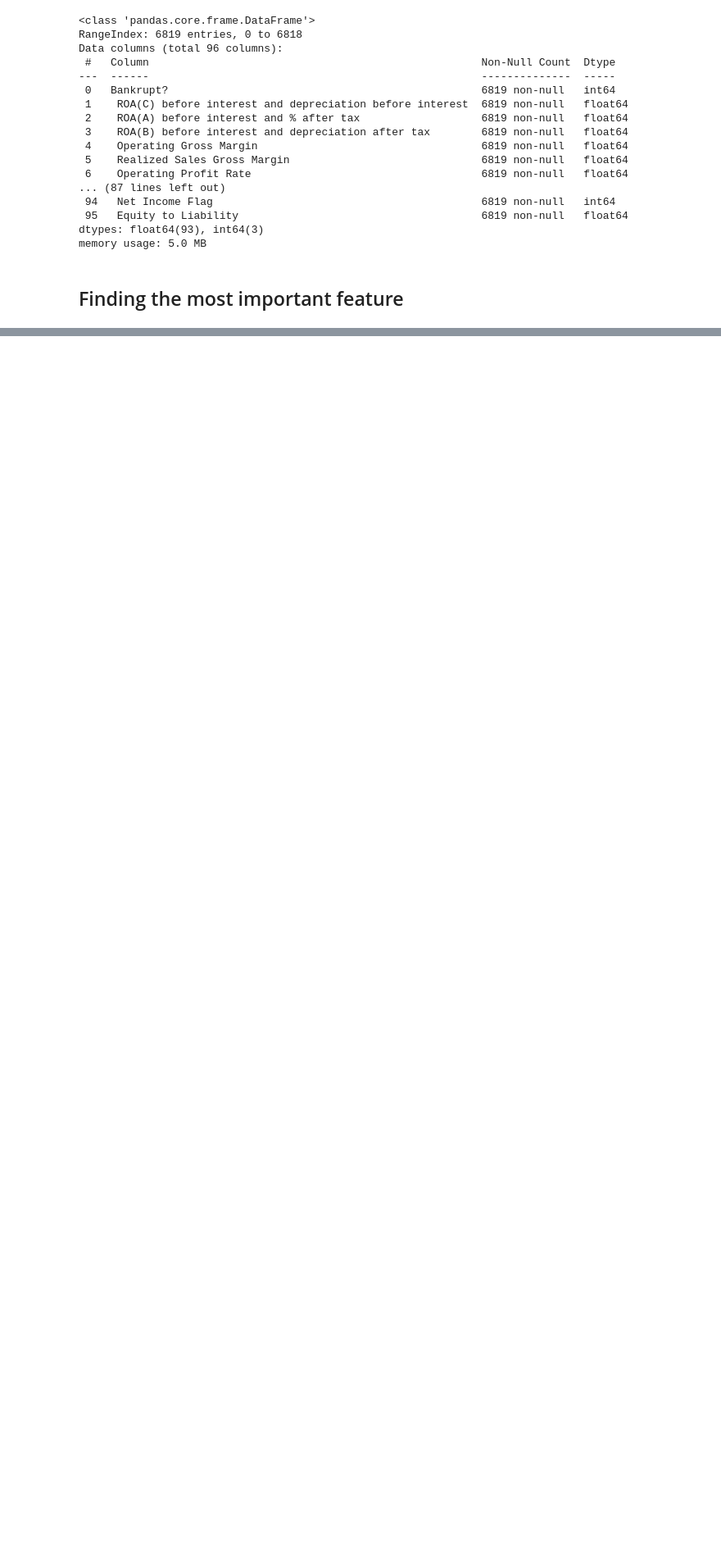
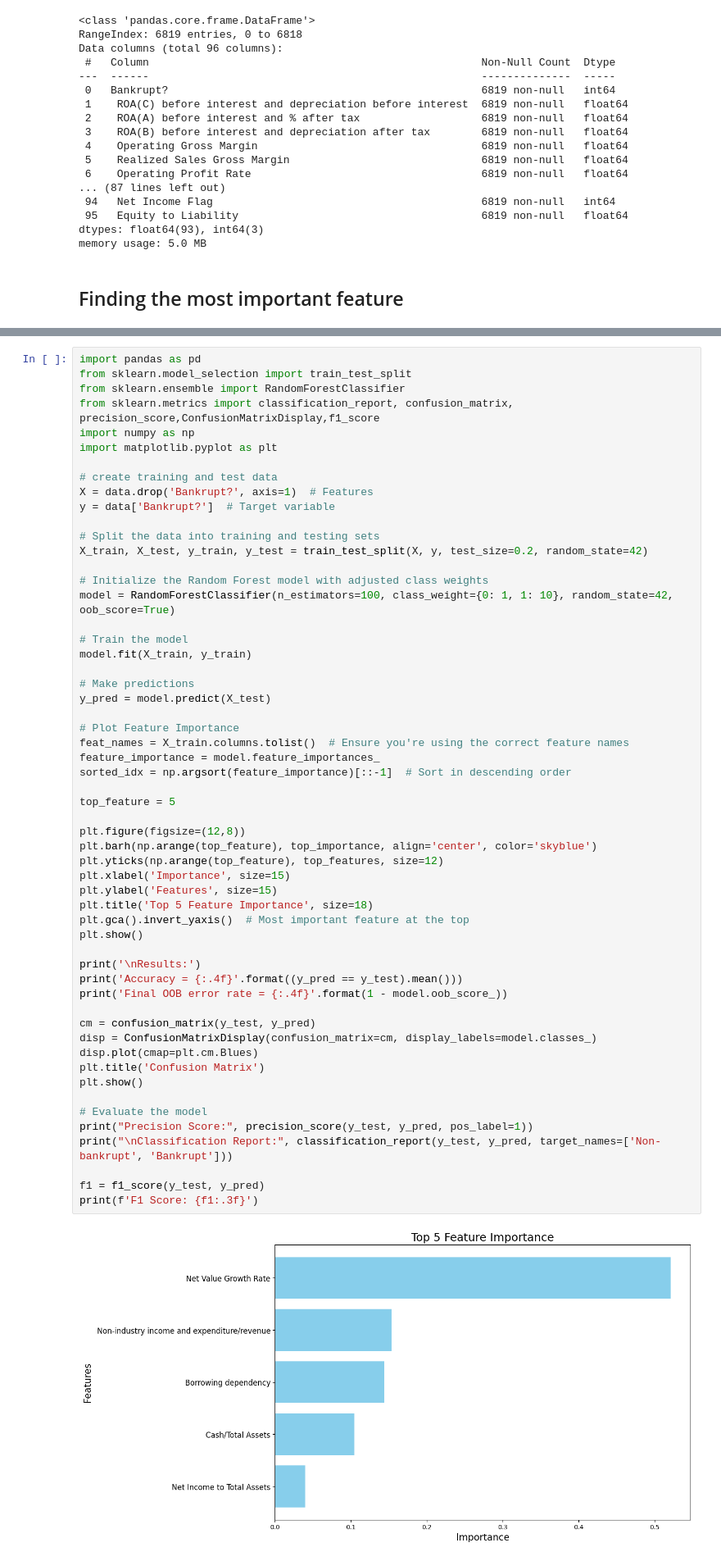
Before and after one commit to dexun02/My-DAC-Curriculum, a Jupyter notebook: DAC-006_Machine_Learning/DAC-006-Intro_to_ML_Tutorial.ipynb, the cells around one changed output, grey strips where cells are left out. Shown: that part at 82% size. Drawn from its saved outputs; the diff is of its cells as text; blank space fills up the shorter version.

```diff
--- a/DAC-006_Machine_Learning/DAC-006-Intro_to_ML_Tutorial.ipynb
+++ b/DAC-006_Machine_Learning/DAC-006-Intro_to_ML_Tutorial.ipynb
@@ -165,0 +177,58 @@ cons:
+# %%
+import pandas as pd
+from sklearn.model_selection import train_test_split
+from sklearn.ensemble import RandomForestClassifier
+from sklearn.metrics import classification_report, confusion_matrix, precision_score,ConfusionMatrixDisplay,f1_score
+import numpy as np
+import matplotlib.pyplot as plt
+
+# create training and test data
+X = data.drop('Bankrupt?', axis=1)  # Features
+y = data['Bankrupt?']  # Target variable
+
+# Split the data into training and testing sets
+X_train, X_test, y_train, y_test = train_test_split(X, y, test_size=0.2, random_state=42)
+
+# Initialize the Random Forest model with adjusted class weights
+model = RandomForestClassifier(n_estimators=100, class_weight={0: 1, 1: 10}, random_state=42, oob_score=True)
+
+# Train the model
+model.fit(X_train, y_train)
+
+# Make predictions
+y_pred = model.predict(X_test)
+
+# Plot Feature Importance
+feat_names = X_train.columns.tolist()  # Ensure you're using the correct feature names
+feature_importance = model.feature_importances_
+sorted_idx = np.argsort(feature_importance)[::-1]  # Sort in descending order
+
+top_feature = 5
+
+plt.figure(figsize=(12,8))
+plt.barh(np.arange(top_feature), top_importance, align='center', color='skyblue')
+plt.yticks(np.arange(top_feature), top_features, size=12)
+plt.xlabel('Importance', size=15)
+plt.ylabel('Features', size=15)
+plt.title('Top 5 Feature Importance', size=18)
+plt.gca().invert_yaxis()  # Most important feature at the top
+plt.show()
+
+print('\nResults:')
+print('Accuracy = {:.4f}'.format((y_pred == y_test).mean()))
+print('Final OOB error rate = {:.4f}'.format(1 - model.oob_score_))
+
+cm = confusion_matrix(y_test, y_pred)
+disp = ConfusionMatrixDisplay(confusion_matrix=cm, display_labels=model.classes_)
+disp.plot(cmap=plt.cm.Blues)
+plt.title('Confusion Matrix')
+plt.show()
+
+# Evaluate the model
+print("Precision Score:", precision_score(y_test, y_pred, pos_label=1))
+print("\nClassification Report:", classification_report(y_test, y_pred, target_names=['Non-bankrupt', 'Bankrupt']))
+
+f1 = f1_score(y_test, y_pred)
+print(f'F1 Score: {f1:.3f}')
+# %% [output]
+[figure, added]
```
Also changed, not shown: parts of 9 cells of this notebook.
